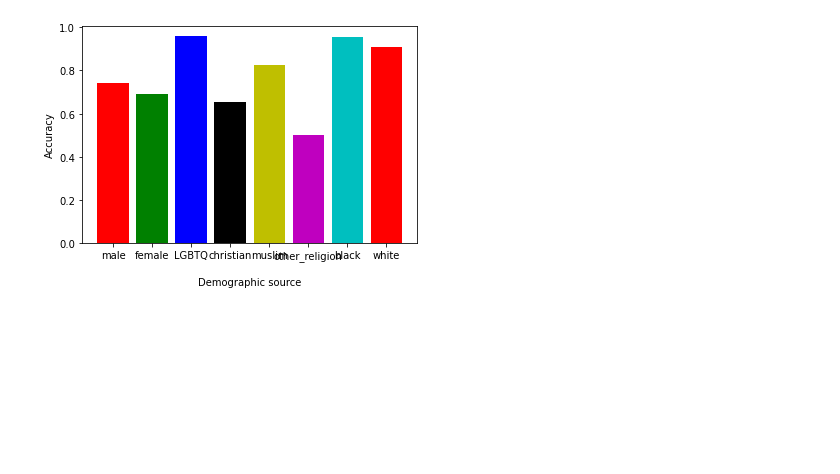
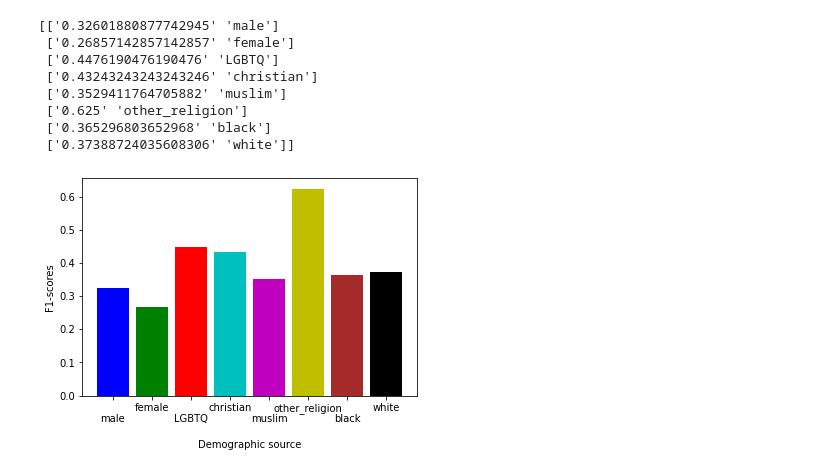
Before and after one commit to ramuld12/bachelorThesis, a Jupyter notebook: Baselines/BaselineClassifierFair.ipynb, the cells around one changed output. Saved outputs shown, nothing was run; the diff lists cells and outputs as text; code cells hidden in the pictures; blank space fills up the shorter version.

```diff
--- a/Baselines/BaselineClassifierFair.ipynb
+++ b/Baselines/BaselineClassifierFair.ipynb
@@ -184,6 +206,6 @@ class AdalineGDFair():
         return self
 # %%
-model = AdalineGDFair(learning_rate = 0.0001, n_iter = 1000)
+model = AdalineGDFair(learning_rate = 0.001, n_iter = 1000)
 
 model.fit(training_data, validation_data)
 
@@ -221,13 +236,31 @@ np.std(forBarPlot[:,0].astype(float))
 # %%
 forBarPlot = model.PredictTestSetDemographic(test_data)
+print(forBarPlot)
 plt.figure()
+
 x = forBarPlot[:,1]
+for i in range(len(x)):
+    if i%2 == 0:
+        x[i] = "\n"+x[i]
+
 y = np.array(forBarPlot[:,0].astype(float))
+
 x_pos = [i for i, _ in enumerate(x)]
-plt.bar(x_pos, y, color='rgbkymc')
+
+plt.bar(x_pos, y, color=['b', 'g', 'r', 'c', 'm', 'y', 'brown', 'k'])
+
 plt.xlabel("\nDemographic source")
-plt.ylabel("Accuracy")
+plt.ylabel("F1-scores")
 plt.xticks(x_pos, x)
+plt.savefig('FinalF1-scores')
 plt.show()
 # %% [output]
+[['0.32601880877742945' 'male']
+ ['0.26857142857142857' 'female']
+ ['0.4476190476190476' 'LGBTQ']
+ ['0.43243243243243246' 'christian']
+ ['0.3529411764705882' 'muslim']
+ ['0.625' 'other_religion']
+ ['0.365296803652968' 'black']
+ ['0.37388724035608306' 'white']]
-[figure, old version]
+[figure, new version]
```
Also changed, not shown: parts of 8 cells of this notebook, 3 other files.
